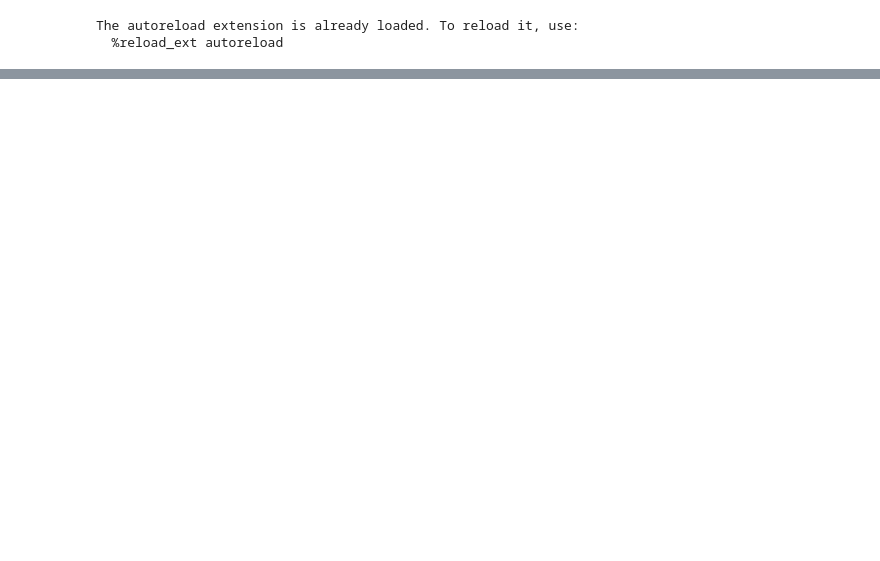
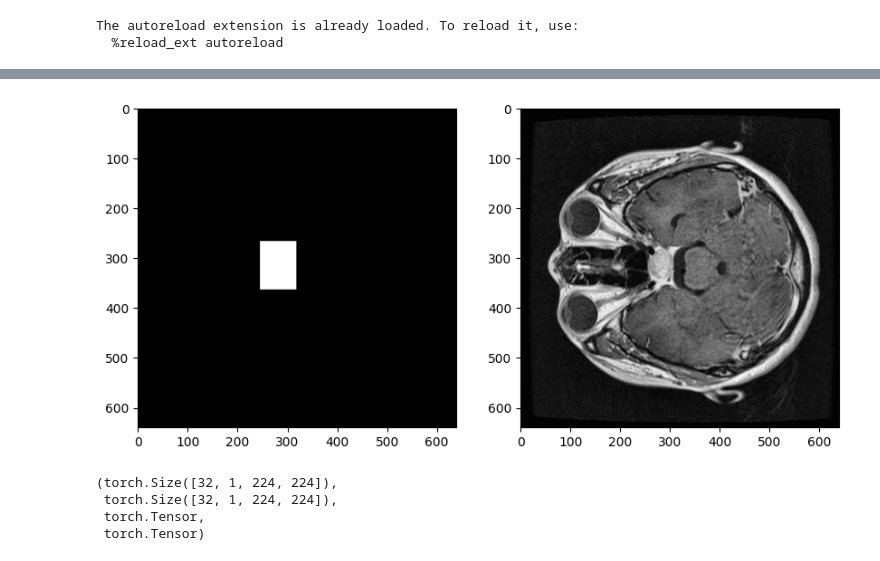
Before and after one commit to kutayturkoglu/A-Deep-Dive-into-Brain-Tumor-Segmentation-with-U-Net-Architecture, a Jupyter notebook: test.ipynb, the cells around one changed output, grey strips where cells are left out. Cells and saved outputs as stored; diff of their text form; code cells hidden in the pictures; blank space fills up the shorter version.

Commit message:
Dataloader and mask operations

```diff
--- a/test.ipynb
+++ b/test.ipynb
@@ -21,0 +32,4 @@ plot_data(random_image_files, annotations)
+# %%
+plot_mask("data1/valid/masks", "data1/valid/images")
+# %% [output]
+[figure, added]
@@ -21,0 +59,8 @@ plot_data(random_image_files, annotations)
+# %%
+x, y = next(iter(train_loader))
+x.shape , y.shape , type(x) , type(y)
+# %% [output]
+(torch.Size([32, 1, 224, 224]),
+ torch.Size([32, 1, 224, 224]),
+ torch.Tensor,
+ torch.Tensor)
```
Also changed, not shown: parts of 5 cells of this notebook, 3 other files.
